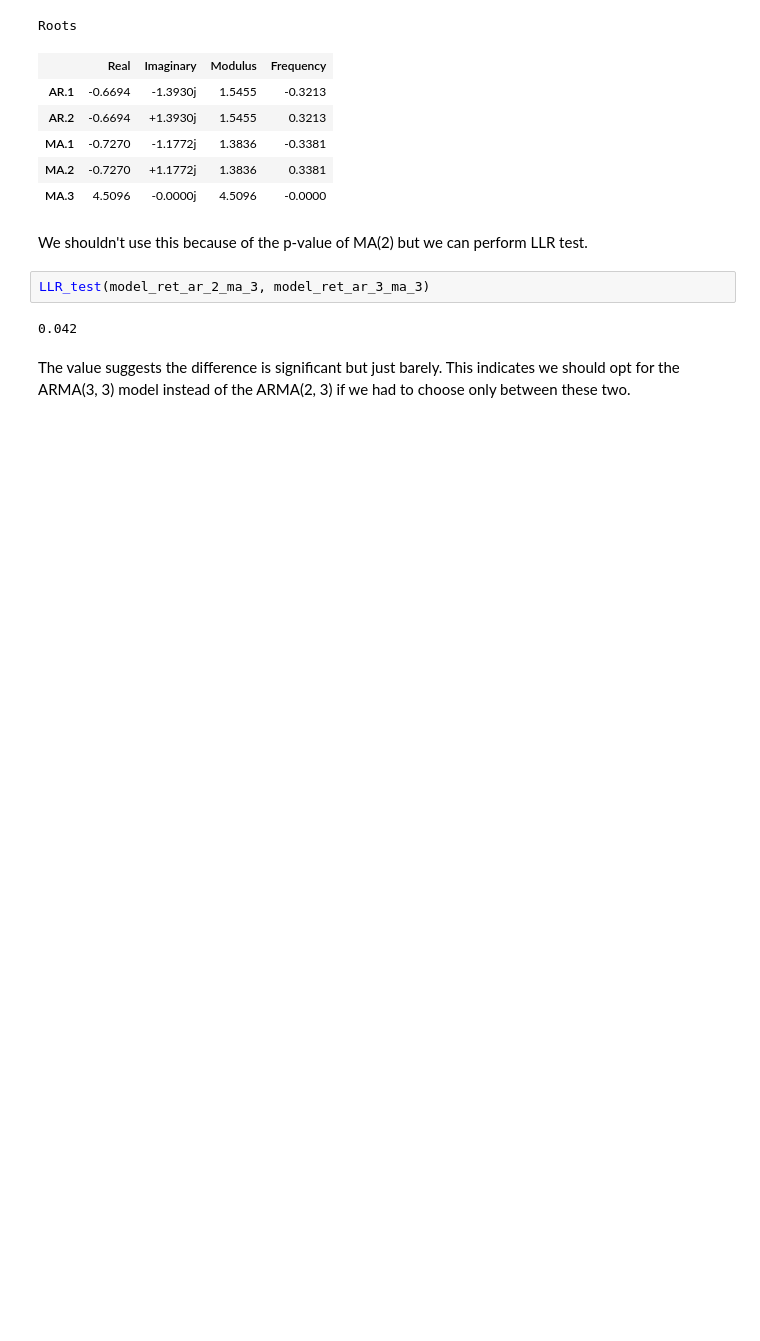
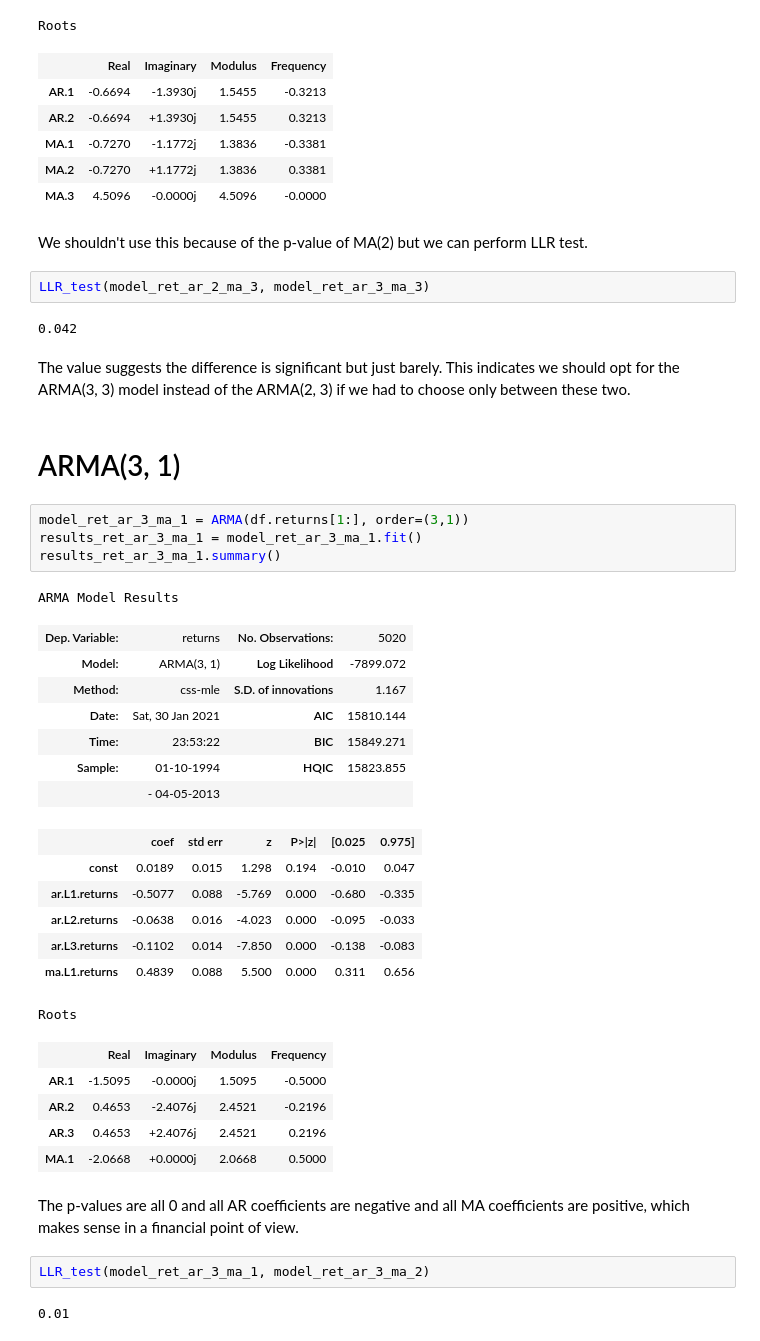
Before and after one commit to mkang32/snp500-analysis, a Jupyter notebook: notebooks/5.the_ARMA.ipynb, the cells around one changed output. Cells and saved outputs as stored; diff of their text form; blank space fills up the shorter version.

Commit message:
ARMA higher lags

```diff
--- a/notebooks/5.the_ARMA.ipynb
+++ b/notebooks/5.the_ARMA.ipynb
@@ -237,3 +241,36 @@ LLR_test(model_ret_ar_2_ma_3, model_ret_ar_3_ma_3)
 0.042
 # %% [markdown]
 The value suggests the difference is significant but just barely. This indicates we should opt for the ARMA(3, 3) model instead of the ARMA(2, 3) if we had to choose only between these two.
+# %% [markdown]
+# ARMA(3, 1)
+# %%
+model_ret_ar_3_ma_1 = ARMA(df.returns[1:], order=(3,1))
+results_ret_ar_3_ma_1 = model_ret_ar_3_ma_1.fit()
+results_ret_ar_3_ma_1.summary()
+# %% [output]
+ARMA Model Results
+| Dep. Variable: | returns | No. Observations: | 5020 |
+| Model: | ARMA(3, 1) | Log Likelihood | -7899.072 |
+| Method: | css-mle | S.D. of innovations | 1.167 |
+| Date: | Sat, 30 Jan 2021 | AIC | 15810.144 |
+| Time: | 23:53:22 | BIC | 15849.271 |
+| Sample: | 01-10-1994 | HQIC | 15823.855 |
+|  | - 04-05-2013 |  |  |
+|  | coef | std err | z | P>|z| | [0.025 | 0.975] |
+| const | 0.0189 | 0.015 | 1.298 | 0.194 | -0.010 | 0.047 |
+| ar.L1.returns | -0.5077 | 0.088 | -5.769 | 0.000 | -0.680 | -0.335 |
+| ar.L2.returns | -0.0638 | 0.016 | -4.023 | 0.000 | -0.095 | -0.033 |
+| ar.L3.returns | -0.1102 | 0.014 | -7.850 | 0.000 | -0.138 | -0.083 |
+| ma.L1.returns | 0.4839 | 0.088 | 5.500 | 0.000 | 0.311 | 0.656 |
+Roots
+|  | Real | Imaginary | Modulus | Frequency |
+| AR.1 | -1.5095 | -0.0000j | 1.5095 | -0.5000 |
+| AR.2 | 0.4653 | -2.4076j | 2.4521 | -0.2196 |
+| AR.3 | 0.4653 | +2.4076j | 2.4521 | 0.2196 |
+| MA.1 | -2.0668 | +0.0000j | 2.0668 | 0.5000 |
+# %% [markdown]
+The p-values are all 0 and all AR coefficients are negative and all MA coefficients are positive, which makes sense in a financial point of view.
+# %%
+LLR_test(model_ret_ar_3_ma_1, model_ret_ar_3_ma_2)
+# %% [output]
+0.01
```
Also changed, not shown: parts of 12 cells of this notebook.
